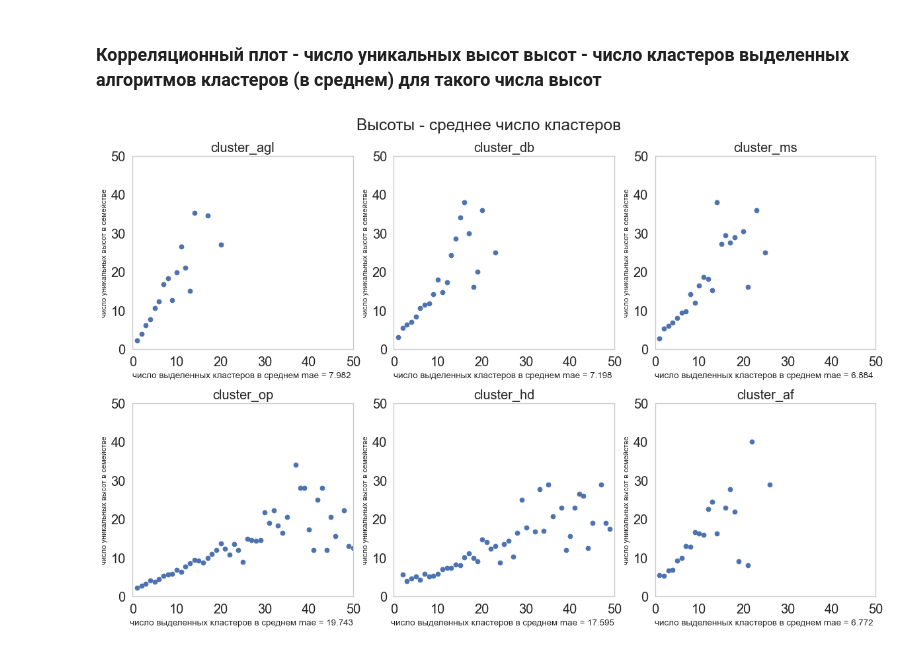
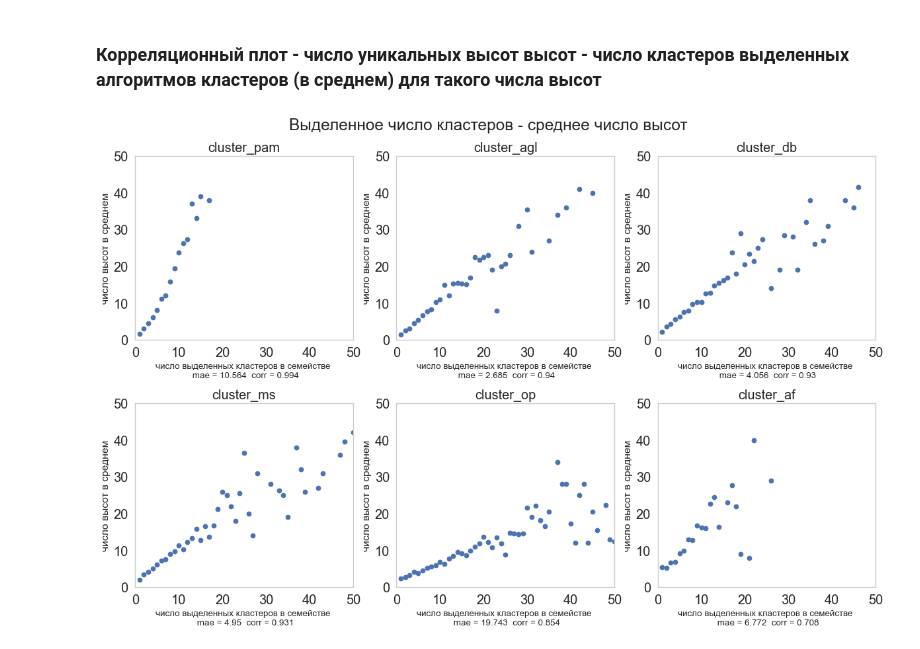
Before and after one commit to MaryIzo/coursework, a Jupyter notebook: 7_clustering_labels.ipynb, the cells around one changed output. Cells and saved outputs as stored; diff of their text form; code cells hidden in the pictures.

```diff
--- a/7_clustering_labels.ipynb
+++ b/7_clustering_labels.ipynb
@@ -347,7 +310,7 @@ def psi(expected_array, actual_array, buckets=10):
     psi_value = np.sum((expected - actual)*np.log(expected/actual))
     return psi_value
 # %%
-algorithm = ['cluster_agl', 'cluster_db', 'cluster_ms', 'cluster_op', 'cluster_hd', 'cluster_af']
+algorithm = ['cluster_pam', 'cluster_agl', 'cluster_db', 'cluster_ms', 'cluster_op',  'cluster_af']
 
 fig = plt.figure(figsize=(15, 10), dpi=80)
 plt.rcParams.update(params)
@@ -363,13 +326,15 @@ for i in range(6):
     plt.rcParams.update(params)
     plt.title(algorithm[i])
 
-    plt.hist(uniq_h_old, bins=50, density=True, alpha=0.8, color='blue', label='new_mc0')
-    plt.hist(uniq_h_exp, bins=50, density=True, alpha=0.8, color='green', label='experiment')
+    plt.hist([uniq_h_exp, uniq_h_old], bins = 25, density = True, label=['experiment', 'mc0-model'],
+             color = ["blue" , "red"])
+#     plt.hist(uniq_h_old, bins=50, density=True, alpha=0.8, color='blue', label='mc0-model')
+#     plt.hist(uniq_h_exp, bins=50, density=True, alpha=0.8, color='green', label='experiment')
 
     plt.grid()
     plt.legend()
     plt.xlabel(f'число выделенных кластеров в семействе p = {p}', size=12)
-    plt.ylabel('доля семейств с таким числом кластеров', size=12)
+    plt.ylabel('доля семейств с таким числом кластеров', size=14)
 
 plt.tight_layout()
 plt.savefig(f'images/clustering_h/mc0_exp.png')
@@ -379,11 +344,15 @@ plt.savefig(f'images/clustering_h/mc0_exp.png')
 ### Корреляционный плот - число уникальных высот высот - число кластеров выделенных алгоритмов кластеров (в среднем) для такого числа высот
 # %%
 def return_number_h_cluster(data, name, clust):
-
+    """
+    Возвращает датафрейм: число кластеров - число высот.
+    """
     nums = list(set(data[name]))
 
     number_dom_h = []
     number_clusters = []
+
+    mean_sigma = 0
 
     for num in nums:
 
@@ -400,33 +369,36 @@ def return_number_h_cluster(data, name, clust):
         number_h_one = len(one['H(J)'].unique())
         number_dom_h.append(number_h_one)
 
-    return pd.DataFrame({'num': nums,'number_h':number_dom_h, 'number_clusters': number_clusters})
+    return pd.DataFrame({'num': nums, 'number_h':number_dom_h, 'number_clusters': number_clusters})
 # %%
-algorithm = ['cluster_agl', 'cluster_db', 'cluster_ms', 'cluster_op', 'cluster_hd', 'cluster_af']
+algorithm = ['cluster_pam', 'cluster_agl', 'cluster_db', 'cluster_ms', 'cluster_op', 'cluster_af']
 
 fig = plt.figure(figsize=(15, 10), dpi=80)
-plt.suptitle('Высоты - среднее число кластеров')
+plt.suptitle('Выделенное число кластеров - среднее число высот')
 plt.rcParams.update(params)
 
 for i in range(6):
 
     plotdf = return_number_h_cluster(clustered_df_old, ' num_of_family', algorithm[i])
     plotdf = plotdf.groupby('number_clusters').mean().reset_index()
+
     m = round(mae(plotdf['number_clusters'], plotdf['number_h']), 3)
+    corr = round(spearmanr(plotdf['number_clusters'].values, plotdf['number_h'].values)[0], 3)
 
     plt.subplot(2, 3, i+1)
     plt.title(algorithm[i])
 
     plt.plot(plotdf['number_clusters'], plotdf['number_h'],  'o')
 
     plt.rcParams.update(params)
-    plt.xlabel(f'число выделенных кластеров в среднем mae = {m} ', size=12)
-    plt.ylabel('число уникальных высот в семействе', size=10)
+    plt.xlabel(f'число выделенных кластеров в семействе \n mae = {m}  corr = {corr}', size=12)
+    plt.ylabel('число высот в среднем', size=14)
     plt.xlim([0, 50])
     plt.ylim([0, 50])
+    #plt.legend()
     plt.grid()
 
 plt.tight_layout()
-plt.savefig(f'images/clustering_h/h_mean_clust.png')
+plt.savefig(f'images/clustering_h/mean_h_clust.png')
 # %% [output]
-[figure, old version]
+[figure, new version]
```
Also changed, not shown: parts of 28 cells of this notebook, 50 other files.
